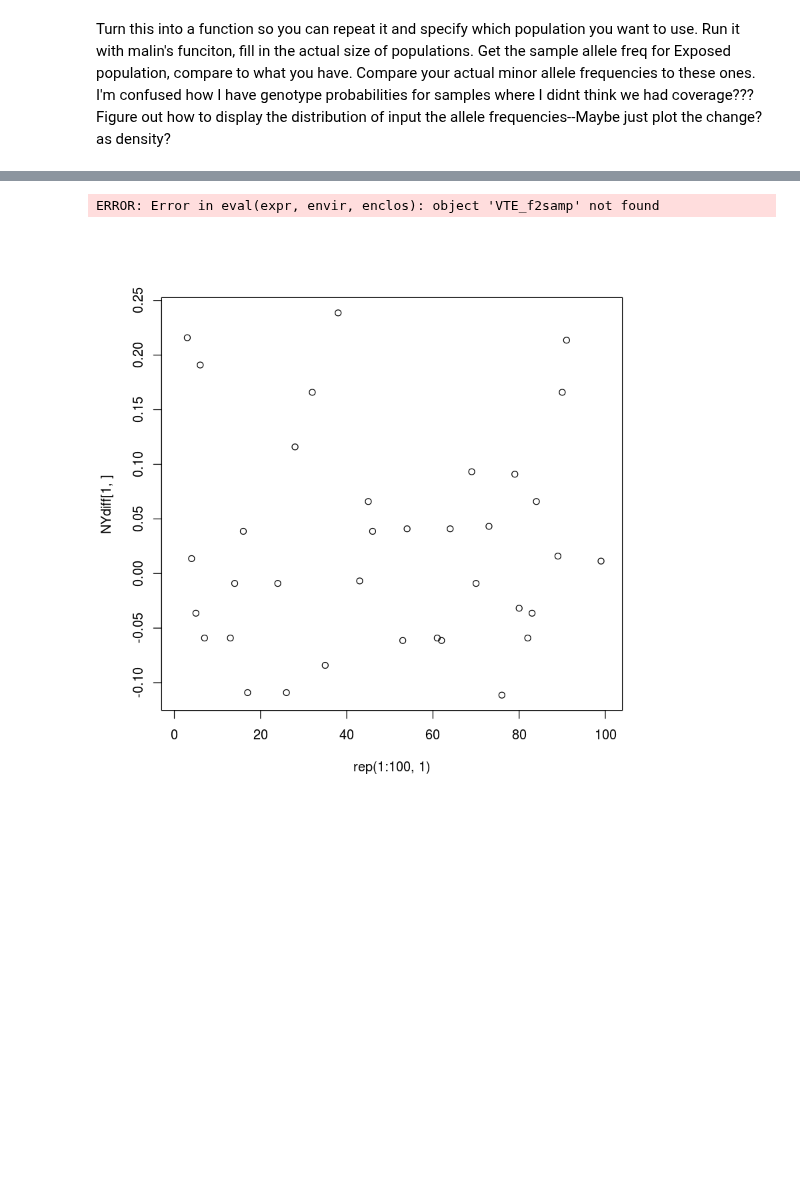
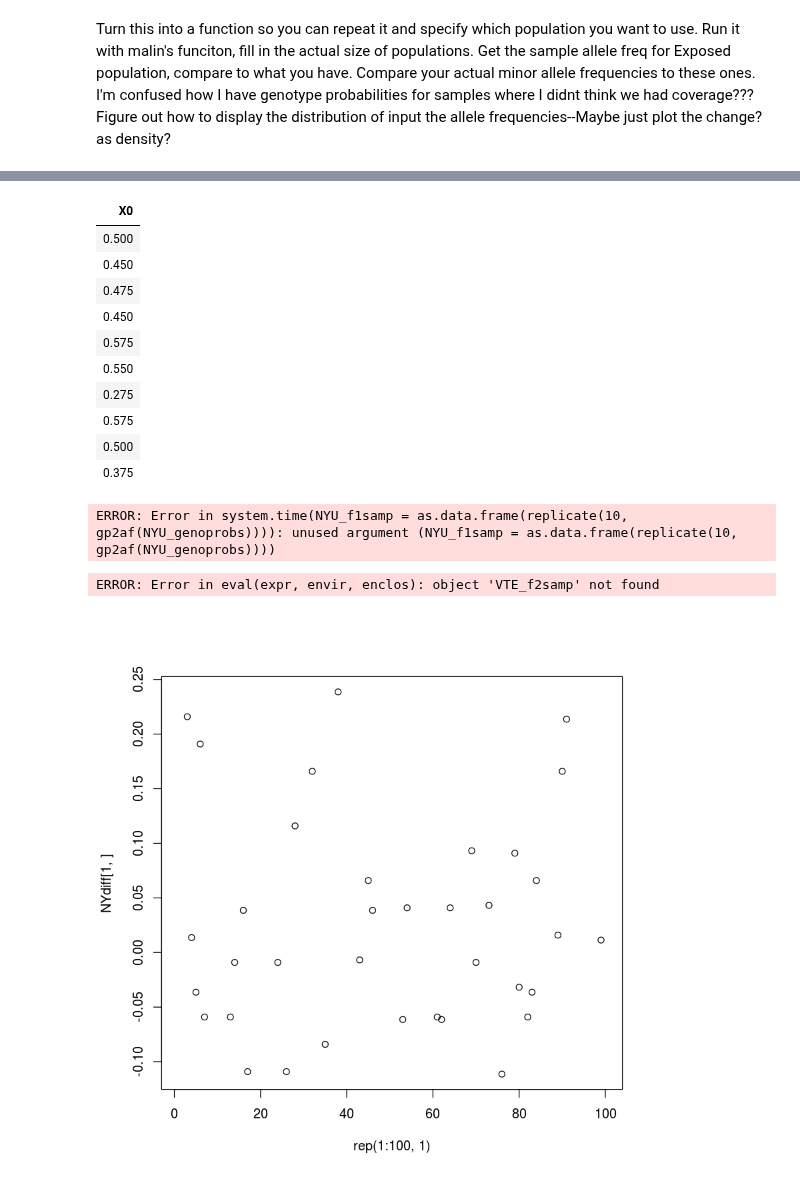
Before and after one commit to sagw/WNS_WGS, a Jupyter notebook: Notebooks/All_AlleleFreqChange.ipynb, the cells around one changed output, grey strips where cells are left out. Drawn from its saved outputs; the diff is of its cells as text; code cells hidden in the pictures; blank space fills up the shorter version.

```diff
--- a/Notebooks/All_AlleleFreqChange.ipynb
+++ b/Notebooks/All_AlleleFreqChange.ipynb
@@ -175,0 +235,7 @@ return(f1samps)
+# %%
+test=function(i){
+    {for(i in seq(1,length(v),3)){
+        three_probs=v[i:(i+2)]
+        genosamp[i]=sample(genos, size = 1, prob=three_probs)
+          f1samps[j,]=sum(lengths(regmatches(genosamp, gregexpr("B", genosamp))))/(2*length(v)/3)
+         }} }
@@ -176,3 +262,17 @@ return(f1samps)
+# %%
+f1samps
+# %% [output]
+| X0 |
+| 0.500 |
+| 0.450 |
+| 0.475 |
+| 0.450 |
+| 0.575 |
+| 0.550 |
+| 0.275 |
+| 0.575 |
+| 0.500 |
+| 0.375 |
 # %%
 ## Function to do Wright-Fisher simulation with selection and a finite sample size
 # using priors on Ne and s
@@ -234,9 +334,11 @@ wfs_byf1samp <- function(f1samp=0.5, smin=-1, smax=1, c1=58, c2=48, gen=20, ne=1
         return(out)
 }
 # %%
-NYU_f1samp=as.data.frame(replicate(100000, gp2af(NYU_genoprobs)))
+NYU_f1samp=as.data.frame(replicate(10, gp2af(NYU_genoprobs)))
 #NJU_f1samp=as.data.frame(replicate(100, gp2af(NJU_genoprobs)))
 #VTU_f1samp=as.data.frame(replicate(100, gp2af(VTU_genoprobs)))
+# %% [output]
+ERROR: Error in system.time(NYU_f1samp = as.data.frame(replicate(10, gp2af(NYU_genoprobs)))): unused argument (NYU_f1samp = as.data.frame(replicate(10, gp2af(NYU_genoprobs))))
 # %%
 NYE_f2samp=apply(NYU_f1samp, c(1,2), wfs_byf1samp, smin=0, smax=0, c1=44, c2=40, gen=1, ne=100, h=0)
 NJE_f2samp=apply(NJU_f1samp, c(1,2), wfs_byf1samp, smin=0, smax=0, c1=40, c2=44, gen=1, ne=100, h=0)
```
Also changed, not shown: parts of 10 cells of this notebook.
